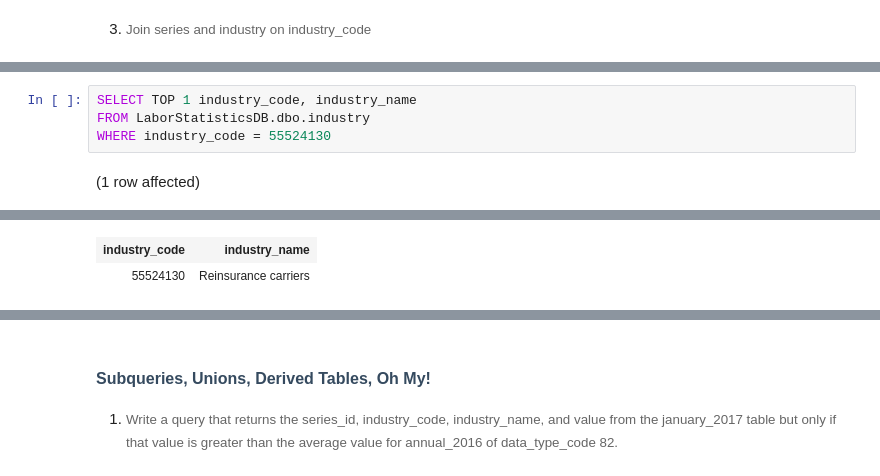
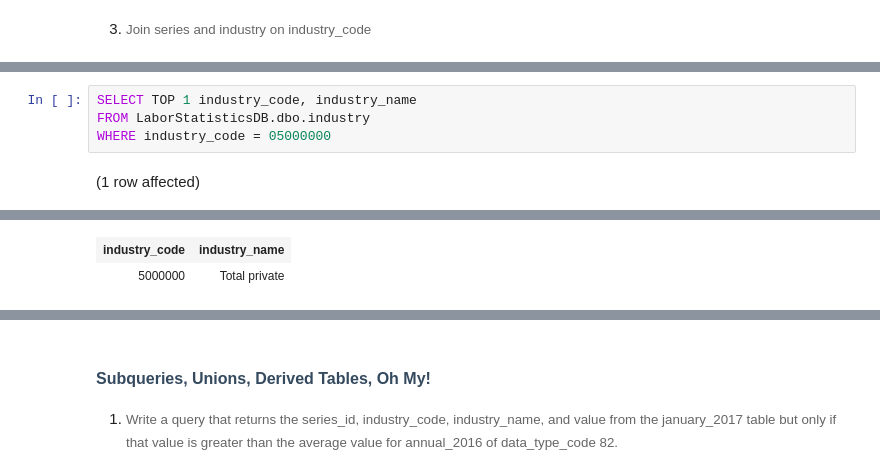
Before and after one commit to sclarksienki/Assignment3_9to5, a Jupyter notebook: 9to5.ipynb, the cells around one changed output, grey strips where cells are left out. Cells and saved outputs as stored; diff of their text form.

```diff
--- a/9to5.ipynb
+++ b/9to5.ipynb
@@ -313,6 +348,6 @@ Total execution time: 00:00:00.066
 # %%
 SELECT TOP 1 industry_code, industry_name
 FROM LaborStatisticsDB.dbo.industry
-WHERE industry_code = 55524130
+WHERE industry_code = 05000000
 # %% [output]
 (1 row affected)
@@ -320,2 +355,2 @@ Total execution time: 00:00:00.031
 | industry_code | industry_name |
-| 55524130 | Reinsurance carriers |
+| 5000000 | Total private |
```
Also changed, not shown: parts of 42 cells of this notebook.
